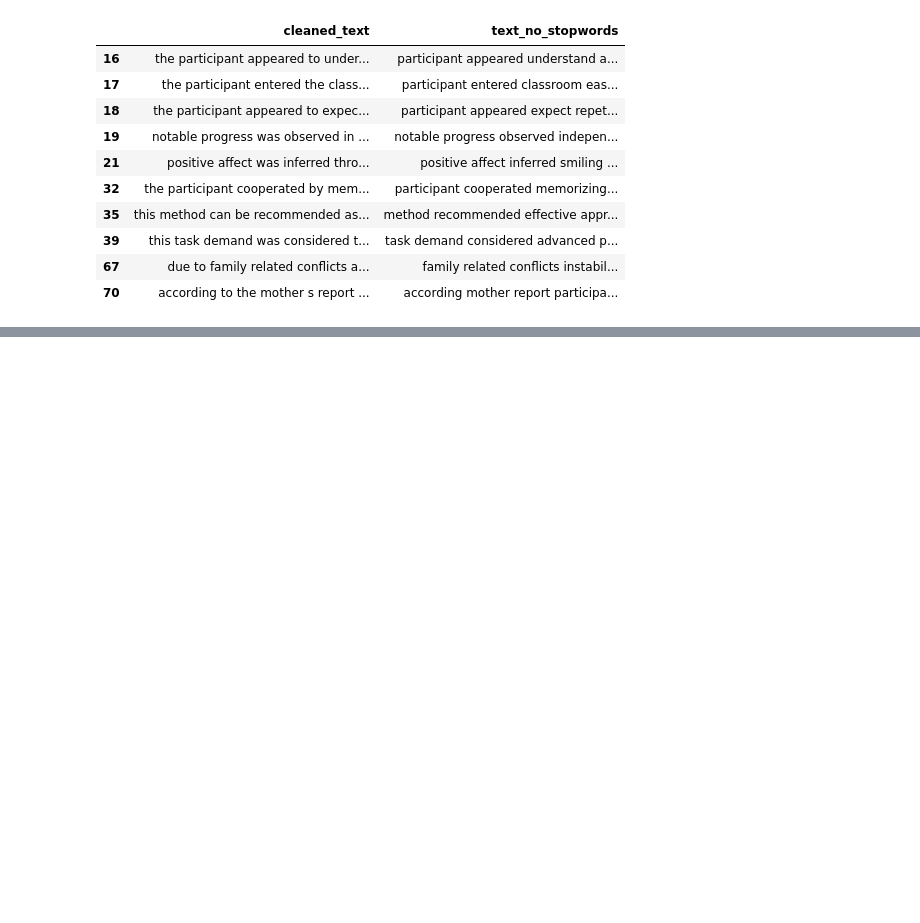
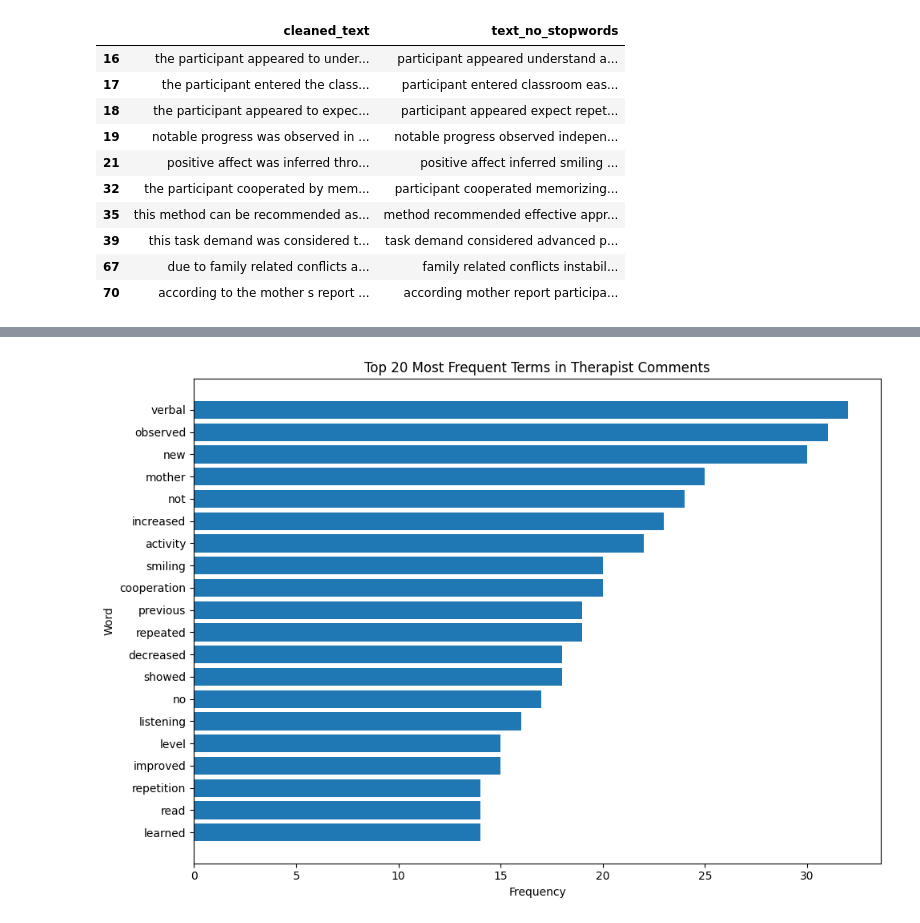
Before and after one commit to PuspitaGoswami/asd-interventions, a Jupyter notebook: notebooks/04_nlp_analysis.ipynb, the cells around one changed output, grey strips where cells are left out. Drawn from its saved outputs; the diff is of its cells as text; code cells hidden in the pictures; blank space fills up the shorter version.

```diff
--- a/notebooks/04_nlp_analysis.ipynb
+++ b/notebooks/04_nlp_analysis.ipynb
@@ -370,0 +429,8 @@ nlp_df[
+# %%
+final_words = " ".join(
+    nlp_df["final_processed_text"]
+).split()
+
+final_word_freq = Counter(final_words)
+
+final_word_freq.most_common(30)
@@ -370,0 +459,7 @@ nlp_df[
+# %%
+word_freq_df = pd.DataFrame(
+    final_word_freq.most_common(20),
+    columns=["Word", "Frequency"]
+)
+
+word_freq_df
@@ -370,0 +488,18 @@ nlp_df[
+# %%
+plt.figure(figsize=(10, 7))
+
+plot_data = word_freq_df.sort_values("Frequency", ascending=True)
+
+plt.barh(
+    plot_data["Word"],
+    plot_data["Frequency"]
+)
+
+plt.xlabel("Frequency")
+plt.ylabel("Word")
+plt.title("Top 20 Most Frequent Terms in Therapist Comments")
+
+plt.tight_layout()
+plt.show()
+# %% [output]
+[figure, added]
```
Also changed, not shown: parts of 62 cells of this notebook, 2 other files.
